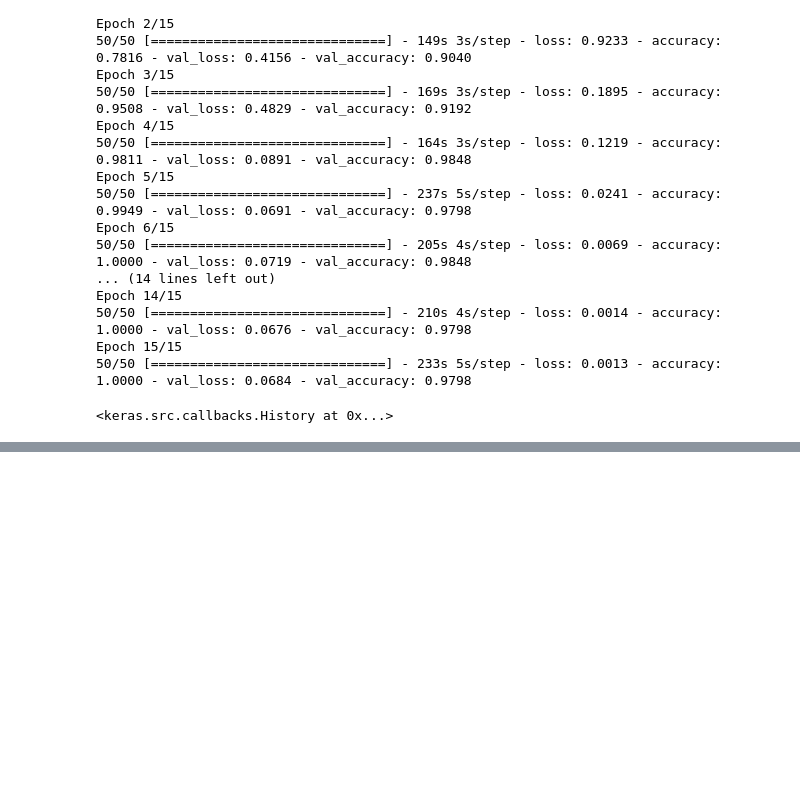
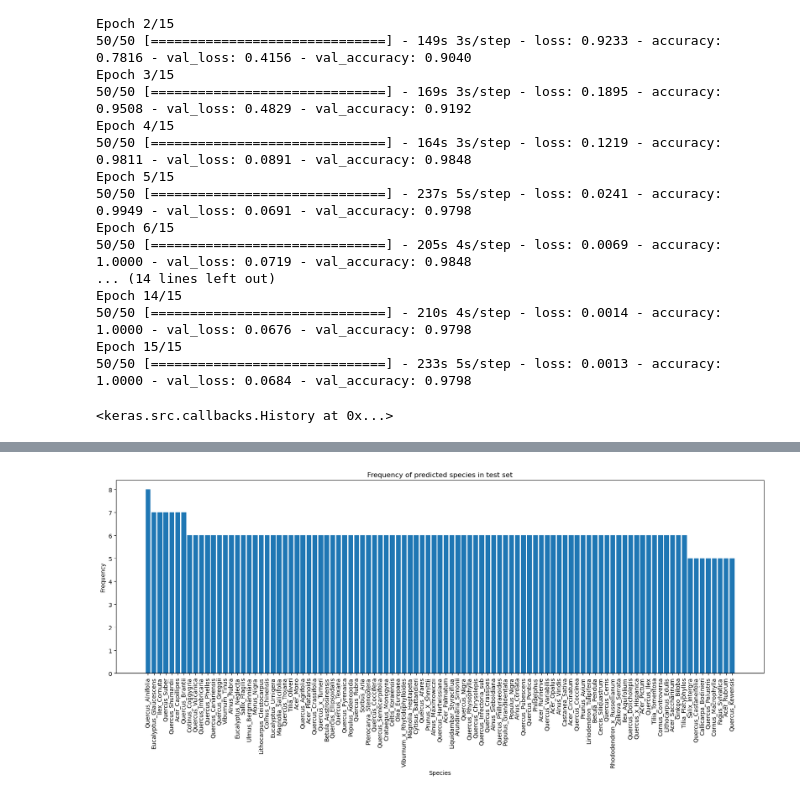
Before and after one commit to M-Abdelmegeed/Leaf-Classification, a Jupyter notebook: Leaf Classification.ipynb, the cells around one changed output, grey strips where cells are left out. Saved outputs shown, nothing was run; the diff lists cells and outputs as text; code cells hidden in the pictures; blank space fills up the shorter version.

Commit message:
Finished csv CNN model

```diff
--- a/Leaf Classification.ipynb
+++ b/Leaf Classification.ipynb
@@ -586,0 +583,9 @@ Epoch 15/15
+# %%
+scaler = StandardScaler().fit(test.values)
+scaled_test = scaler.transform(test.values)
+# %%
+##no classes provided here
+test_dataset = np.zeros((len(scaled_test), nb_features, 3))
+test_dataset[:, :, 0] = scaled_test[:, :nb_features]
+test_dataset[:, :, 1] = scaled_test[:, nb_features:128]
+test_dataset[:, :, 2] = scaled_test[:, 128:]
@@ -586,0 +610,3 @@ Epoch 15/15
+# %%
+preds_test = model.predict(test_dataset)
+preds_test
@@ -586,0 +628,9 @@ Epoch 15/15
+# %%
+import matplotlib.pyplot as plt
+
+# Convert the predicted labels back to species names
+predicted_species = [classes[np.argmax(pred)] for pred in preds_test]
+
+# Create a dataframe with the species frequencies
+species_freq = pd.DataFrame({'species': predicted_species})
+species_freq = species_freq['species'].value_counts().reset_index()
@@ -586,0 +669,11 @@ Epoch 15/15
+# %%
+# Plot a bar graph of the species frequencies
+plt.figure(figsize=(20,6))
+plt.bar(species_freq['species'], species_freq['count'])
+plt.title('Frequency of predicted species in test set')
+plt.xlabel('Species')
+plt.ylabel('Frequency')
+plt.xticks(rotation=90)
+plt.show()
+# %% [output]
+[figure, added]
```
Also changed, not shown: parts of 21 cells of this notebook.
